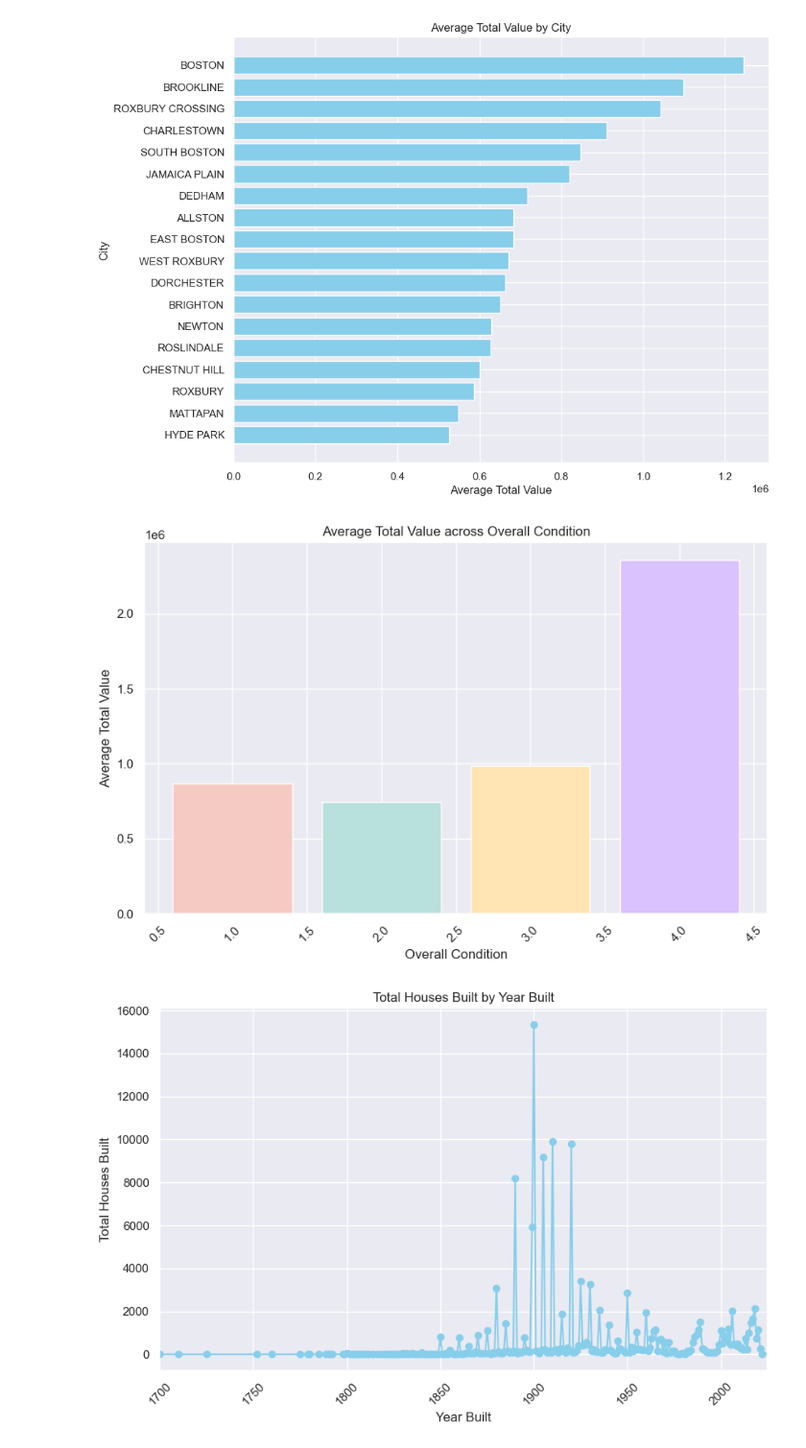
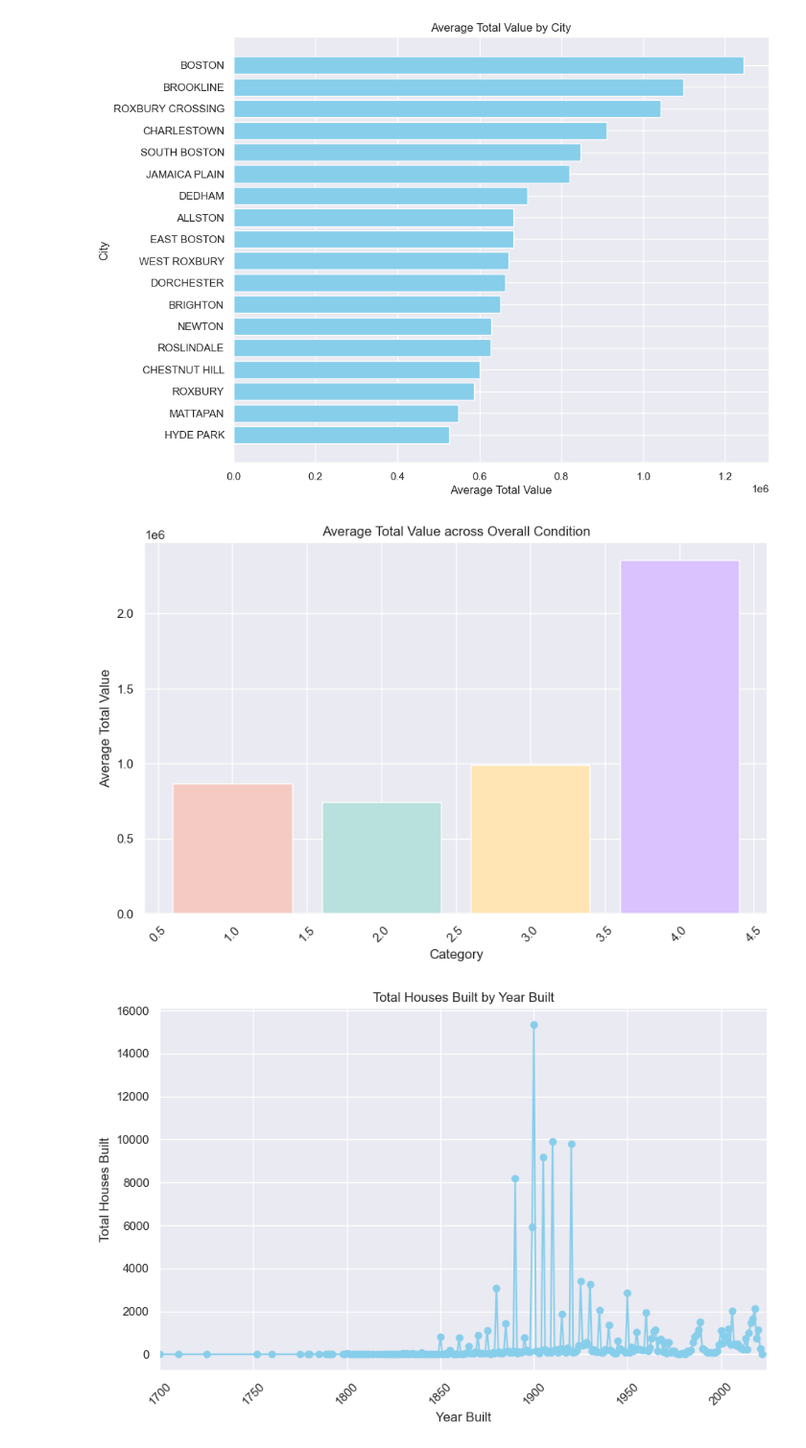
Before and after one commit to sneharaorokkam/Boston-Property-Assesment, a Jupyter notebook: Group1_capstone.ipynb, the cells around one changed output. Shown at 96% size. Cells and saved outputs as stored; diff of their text form; code cells hidden in the pictures.

```diff
--- a/Group1_capstone.ipynb
+++ b/Group1_capstone.ipynb
@@ -750,23 +747,3 @@ plt.legend()
 plt.show()
 # %% [output]
 [figure]
-# %%
-# Enhance the box plot
-sns.set(style="darkgrid")
-plt.figure(figsize=(8, 6))
-sns.boxplot(data=property_data['GROSS_TAX'], color='orange')  # Set boxplot color to orange
-plt.xlabel('Gross Tax')
-plt.title('Distribution of Gross Tax')
-plt.xticks(rotation=45)
-
-# Calculate mean and median values
-mean_value = property_data['GROSS_TAX'].mean()
-median_value = property_data['GROSS_TAX'].median()
-
-# Add mean and median lines horizontally
-plt.axhline(mean_value, color='red', linestyle='--', label='Mean')
-plt.axhline(median_value, color='green', linestyle='--', label='Median')
-plt.legend()
-
-# Display the plot
-plt.show()
@@ -860,19 +835,19 @@ plt.show()
 # %%
 # Calculate average TOTAL_VALUE for each category
 overall_cond_avg = property_data.groupby('OVERALL_COND')['TOTAL_VALUE'].mean().sort_values()
 
 # Define a custom color palette
 colors = ['#b8e0dc', '#f5cac3', '#ffe5b4', '#d9c2ff']
 plt.figure(figsize=(10, 6))
 plt.bar(overall_cond_avg.index, overall_cond_avg , color=colors)
-plt.xlabel('Overall Condition')
+plt.xlabel('Category')
 plt.ylabel('Average Total Value')
 plt.title('Average Total Value across Overall Condition')
 plt.xticks(rotation=45)
 
 plt.show()
 # %% [output]
-[figure, old version]
+[figure, new version]
 # %%
 # Calculate average TOTAL_VALUE for each YR_BUILT
 Count_houses = property_data.groupby('YR_BUILT')['PID'].nunique()
```
Also changed, not shown: parts of 45 cells of this notebook.
